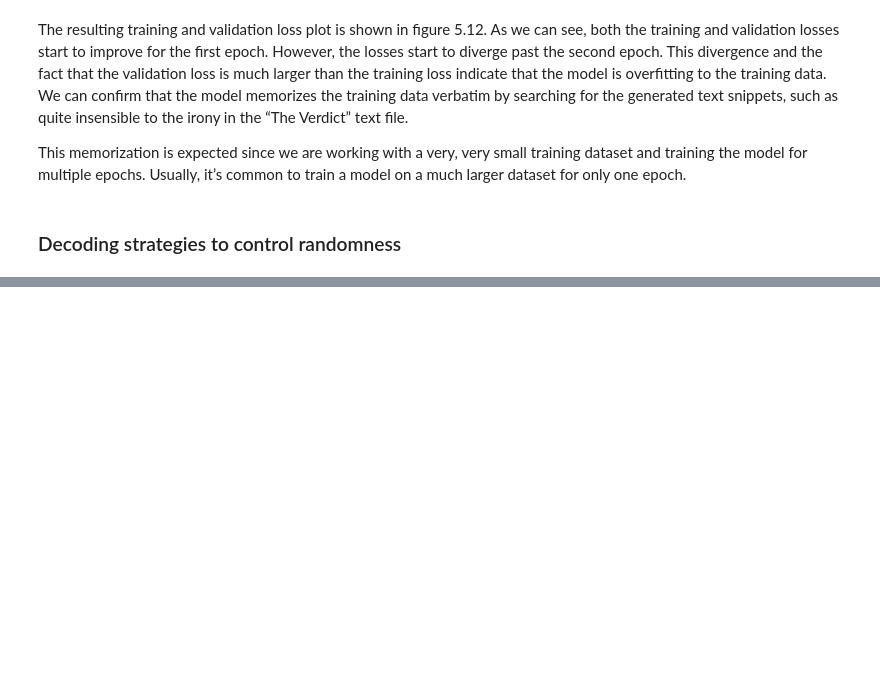
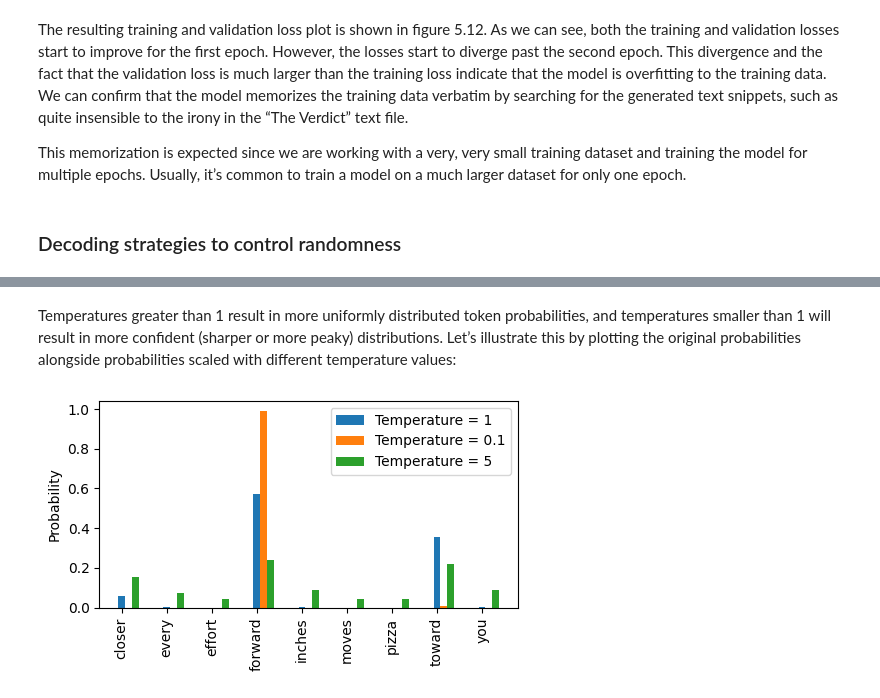
Before and after one commit to DeepSigma-LLC/Python.DeepSigma.LLM, a Jupyter notebook: src/LLM-Pretraining.ipynb, the cells around one changed output, grey strips where cells are left out. Saved outputs shown, nothing was run; the diff lists cells and outputs as text; code cells hidden in the pictures; blank space fills up the shorter version.

```diff
--- a/src/LLM-Pretraining.ipynb
+++ b/src/LLM-Pretraining.ipynb
@@ -440,0 +497,13 @@ This memorization is expected since we are working with a very, very small train
+# %%
+vocab = {
+    "closer": 0,
+    "every": 1,
+    "effort": 2,
+    "forward": 3,
+    "inches": 4,
+    "moves": 5,
+    "pizza": 6,
+    "toward": 7,
+    "you": 8,
+}
+inverse_vocab = {v: k for k, v in vocab.items()}
@@ -440,0 +513,4 @@ This memorization is expected since we are working with a very, very small train
+# %%
+next_token_logits = torch.tensor(
+    [4.51, 0.89, -1.90, 6.75, 1.63, -1.62, -1.89, 6.28, 1.79]
+)
@@ -440,0 +566,21 @@ This memorization is expected since we are working with a very, very small train
+# %% [markdown]
+Temperatures greater than 1 result in more uniformly distributed token probabilities, and temperatures smaller than 1 will result in more confident (sharper or more peaky)
+distributions. Let’s illustrate this by plotting the original probabilities alongside probabilities scaled with different temperature values:
+# %%
+temperatures = [1, 0.1, 5]
+scaled_probs = [softmax_with_temperature(next_token_logits, T)
+        for T in temperatures]
+x = torch.arange(len(vocab))
+bar_width = 0.15
+fig, ax = plt.subplots(figsize=(5, 3))
+for i, T in enumerate(temperatures):
+    rects = ax.bar(x + i * bar_width, scaled_probs[i],
+           bar_width, label=f'Temperature = {T}')
+ax.set_ylabel('Probability')
+ax.set_xticks(x)
+ax.set_xticklabels(vocab.keys(), rotation=90)
+ax.legend()
+plt.tight_layout()
+plt.show()
+# %% [output]
+[figure, added]
```
Also changed, not shown: parts of 35 cells of this notebook, 3 other files.
